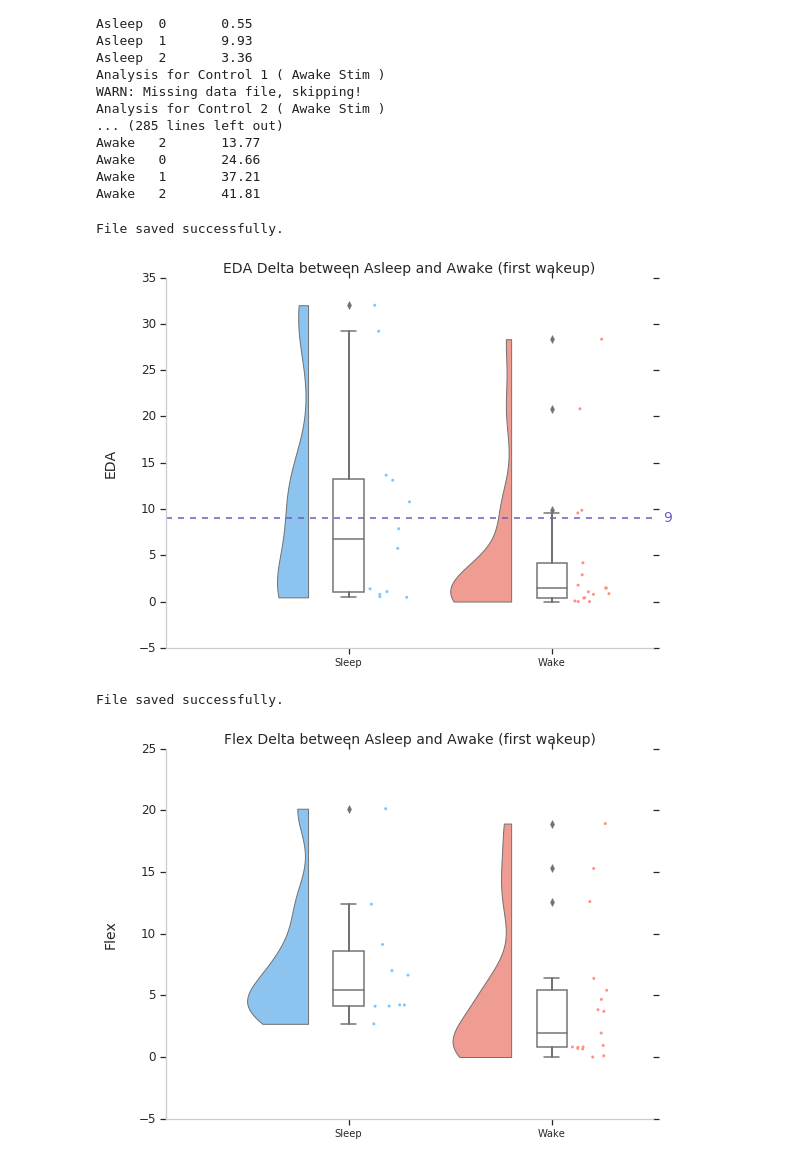
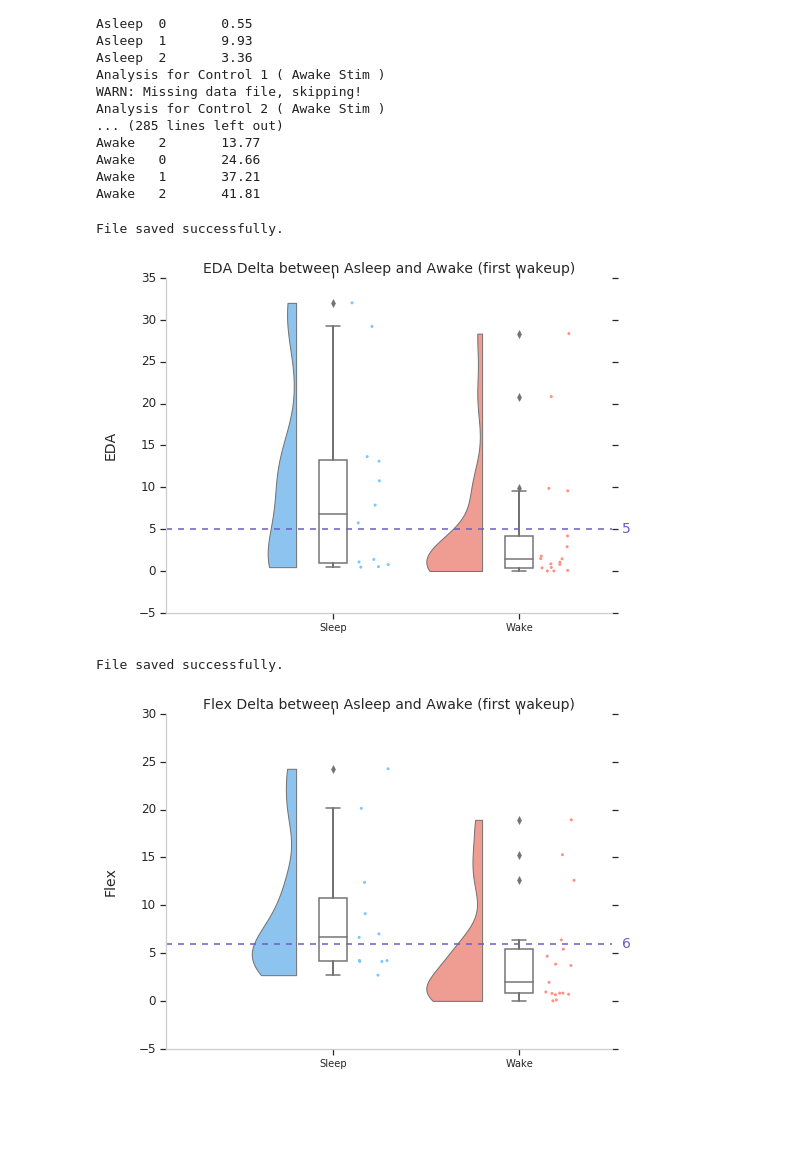
Before and after one commit to eyalperry88/openSleep, a Jupyter notebook: data_analysis/analyze.ipynb, the cells around one changed output. Saved outputs shown, nothing was run; the diff lists cells and outputs as text; code cells hidden in the pictures; blank space fills up the shorter version.

Commit message:
fixed flex bug

```diff
--- a/data_analysis/analyze.ipynb
+++ b/data_analysis/analyze.ipynb
@@ -558,7 +558,7 @@ def raincloud_plot(data, title = "", xlabel = "", ylabel = "", filename = None,
     plt.ylabel(ylabel+"\n", fontsize = "14") # axis labels
     plt.xlim(-0.9,1.5) # set the x-limit
     plt.xticks(fontsize= "10"); plt.yticks(fontsize= "12") # set the axis label sizes
-    plt.tight_layout() # use tight_layout to ensure all parts of the plot are included in the saved file
+    #plt.tight_layout() # use tight_layout to ensure all parts of the plot are included in the saved file
 
     # Step 3.5: draw percentile line
     p = np.ceil(np.percentile(data[1], percentile))
@@ -581,27 +581,29 @@ raincloud_plot(
     xlabel = "",
     ylabel = "EDA",
     filename = "abs_deltas_eda",
-    width = 0.6
+    width = 0.6,
+    percentile=75
 )
 # %% [output]
 File saved successfully.
-[figure, old version]
+[figure, new version]
 # %%
-flex_deltas_asleep_cut = flex_deltas_asleep[0]
+flex_deltas_asleep_cut = flex_deltas_asleep[0].copy()
 flex_deltas_asleep_cut.remove(max(flex_deltas_asleep_cut))
 
 data_to_plot = [flex_deltas_asleep_cut, flex_deltas_awake[0]] #, eda_deltas_awake[1], eda_deltas_asleep[1], eda_deltas_awake[2], eda_deltas_asleep[2]]
 raincloud_plot(
     data_to_plot,
     title = "Flex Delta between Asleep and Awake (first wakeup)",
     xlabel = "",
     ylabel = "Flex",
     filename = "abs_deltas_flex",
-    width = 0.6
+    width = 0.6,
+    percentile=75
 )
 # %% [output]
 File saved successfully.
-[figure, old version]
+[figure, new version]
 # %%
 data_to_plot = [hr_deltas_asleep[0], hr_deltas_awake[0]] #, eda_deltas_awake[1], eda_deltas_asleep[1], eda_deltas_awake[2], eda_deltas_asleep[2]]
 raincloud_plot(
```
Also changed, not shown: parts of 3 cells of this notebook, 3 other files.
